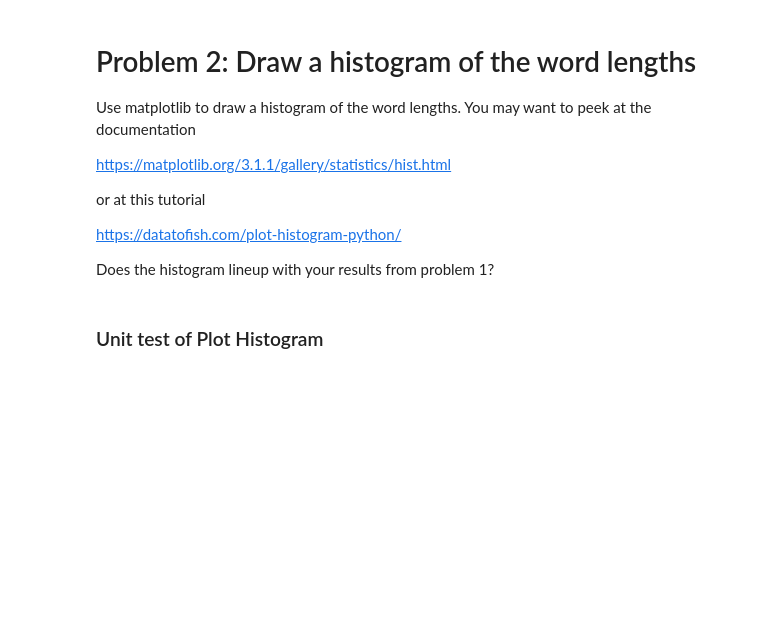
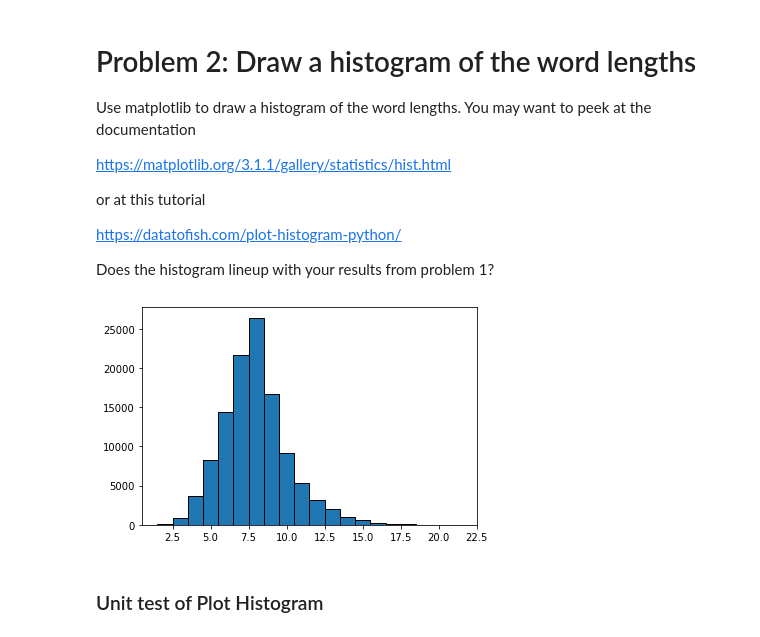
Before and after one commit to surista/E-7-Fall2020, a Jupyter notebook: Day10/Homework10.ipynb, the cells around one changed output. Cells and saved outputs as stored; diff of their text form; code cells hidden in the pictures; blank space fills up the shorter version.

```diff
--- a/Day10/Homework10.ipynb
+++ b/Day10/Homework10.ipynb
@@ -95,11 +95,28 @@ Does the histogram lineup with your results from problem 1?
 # %%
 import matplotlib.pyplot as plt
 
+# bar chart showing frequency per word length
+
 def plot_histogram(filepath):
-    "create a histogram of wordLengths"
+    "create a bar chart - not histogram - of wordLengths"
     x,y = zip(*wordLengths(filepath))
-    plt.bar(x,y, color='g')
+    plt.bar(x,y)
     plt.show()
+
+
+
+def plot_histogram_new(filepath):
+    "create a bar chart that looks like a histogram"
+    x,y = zip(*wordLengths(filepath))
+    plt.bar(x,y, width=1, edgecolor='black')
+    plt.show()
+
+
+
+# This shows a bar chart masquerading as a histogram
+plot_histogram_new('words.txt')
+# %% [output]
+[figure, added]
 # %% [markdown]
 ### Unit test of Plot Histogram
 # %%
```
Also changed, not shown: parts of 9 cells of this notebook, 4 other files.
